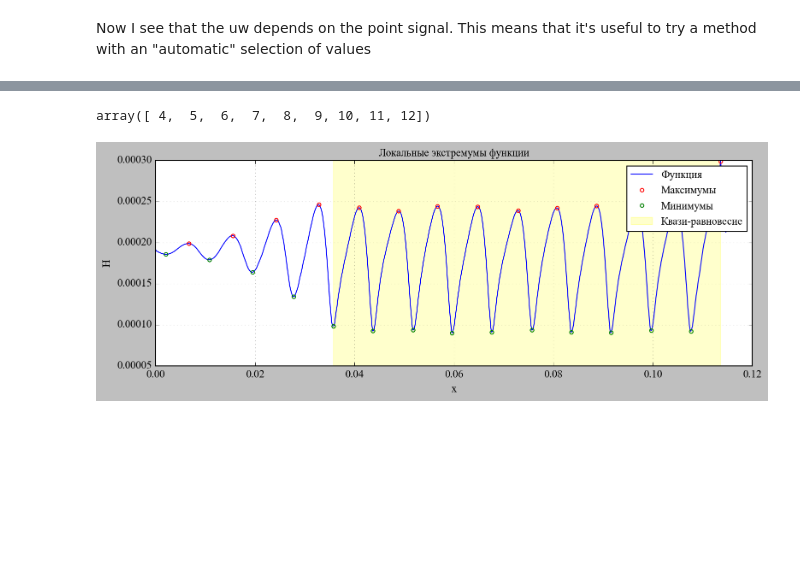
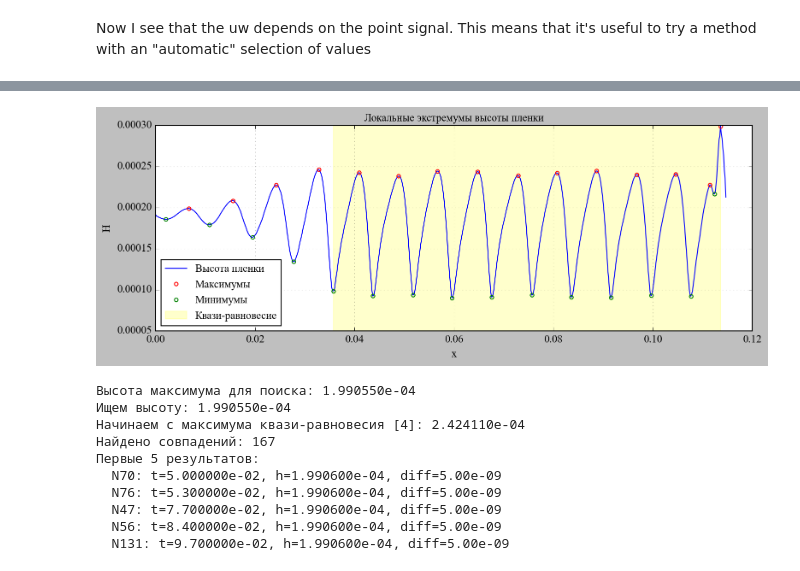
Before and after one commit to UlyanaGru/Fourier, a Jupyter notebook: v2_mesh1.ipynb, the cells around one changed output, grey strips where cells are left out. Drawn from its saved outputs; the diff is of its cells as text; code cells hidden in the pictures; blank space fills up the shorter version.

```diff
--- a/v2_mesh1.ipynb
+++ b/v2_mesh1.ipynb
@@ -355,39 +356,38 @@ file_path_fx = r'D:\ANES\ANES\anes20xe\stud-cases\nir1\v_fields\v2_mesh1\VOFFilm
 #reading file
 data_fx = pd.read_csv(file_path_fx, sep=r'\s+', skiprows=1, header=None, names=["x,m", "H,m"])
 # %%
-def new_func(data):
+def find1(data):
     """
-    Find maximun and minimum of f(x), apmlitudes (std, mean) on quasi-equilibrium
+    Find maximun and minimum of f(x), apmlitudes (mean) on quasi-equilibrium
     """
     #maximun and minimum of f(x)
     dh = np.diff(data["H,m"])
     min_hi = np.where((dh[1:]>0) & (dh[:-1]<0))[0] + 1
     max_hi = np.where((dh[1:]<0) & (dh[:-1]>0))[0] + 1
-    #apmlitudes
+    #catch quasi-equilibrium
     amplitudes = np.array(data["H,m"][max_hi]) - np.array(data["H,m"][min_hi])
-    treshold = 0.1
+    treshold_top = 0.1
+    treshold_bot = 0.007
     da = np.diff(amplitudes)
     norm_da = np.abs(da)/np.abs(amplitudes)[:-1]
-    quasi = np.where(norm_da < treshold)[0]
-    return min_hi, max_hi, amplitudes, quasi
+    quasi = np.where((norm_da<treshold_top) & (norm_da>treshold_bot))[0]
+    #mean amlitude
+    amp_mean = amplitudes.mean()
+    return min_hi, max_hi, amplitudes, quasi, amp_mean
 # %%
-x_min, x_max, amplitudes, quasi = new_func(data_fx)
+x_min, x_max, amplitudes, quasi, amp_mean = find1(data_fx)
-# %%
-quasi
-# %% [output]
-array([ 4,  5,  6,  7,  8,  9, 10, 11, 12])
 # %%
 plt.figure(figsize=(12, 4))
-plt.plot(data_fx["x,m"], data_fx["H,m"], 'b-', label='Функция', linewidth=1)
+plt.plot(data_fx["x,m"], data_fx["H,m"], 'b-', label='Высота пленки', linewidth=1)
 plt.plot(data_fx["x,m"][x_max], data_fx["H,m"][x_max], 'ro', markersize=4, label='Максимумы')
 plt.plot(data_fx["x,m"][x_min], data_fx["H,m"][x_min], 'go', markersize=4, label='Минимумы')
 start_idx = quasi[0]
 plt.axvspan(data_fx["x,m"][x_min[start_idx]], data_fx["x,m"][x_max[-1]], alpha=0.2, color='yellow', label='Квази-равновесие')
 plt.xlabel('x')
 plt.ylabel('H')
-plt.legend()
+plt.legend(loc='lower left')
 plt.grid(True, alpha=0.3)
-plt.title('Локальные экстремумы функции')
+plt.title('Локальные экстремумы высоты пленки')
 plt.show()
 # %% [output]
-[figure, old version]
+[figure, new version]
@@ -393,0 +446,18 @@ plt.show()
+# %%
+min_hi, max_hi, amplitudes, quasi = find1(data_fx)[:4]
+target_height = data_fx["H,m"].iloc[max_hi[0]]
+
+print(f"Высота максимума для поиска: {target_height:.6e}")
+
+results, found_height = find2(data_fx, data_ft, target_height, quasi[0])
+# %% [output]
+Высота максимума для поиска: 1.990550e-04
+Ищем высоту: 1.990550e-04
+Начинаем с максимума квази-равновесия [4]: 2.424110e-04
+Найдено совпадений: 167
+Первые 5 результатов:
+  N70: t=5.000000e-02, h=1.990600e-04, diff=5.00e-09
+  N76: t=5.300000e-02, h=1.990600e-04, diff=5.00e-09
+  N47: t=7.700000e-02, h=1.990600e-04, diff=5.00e-09
+  N56: t=8.400000e-02, h=1.990600e-04, diff=5.00e-09
+  N131: t=9.700000e-02, h=1.990600e-04, diff=5.00e-09
```
Also changed, not shown: parts of 7 cells of this notebook.
